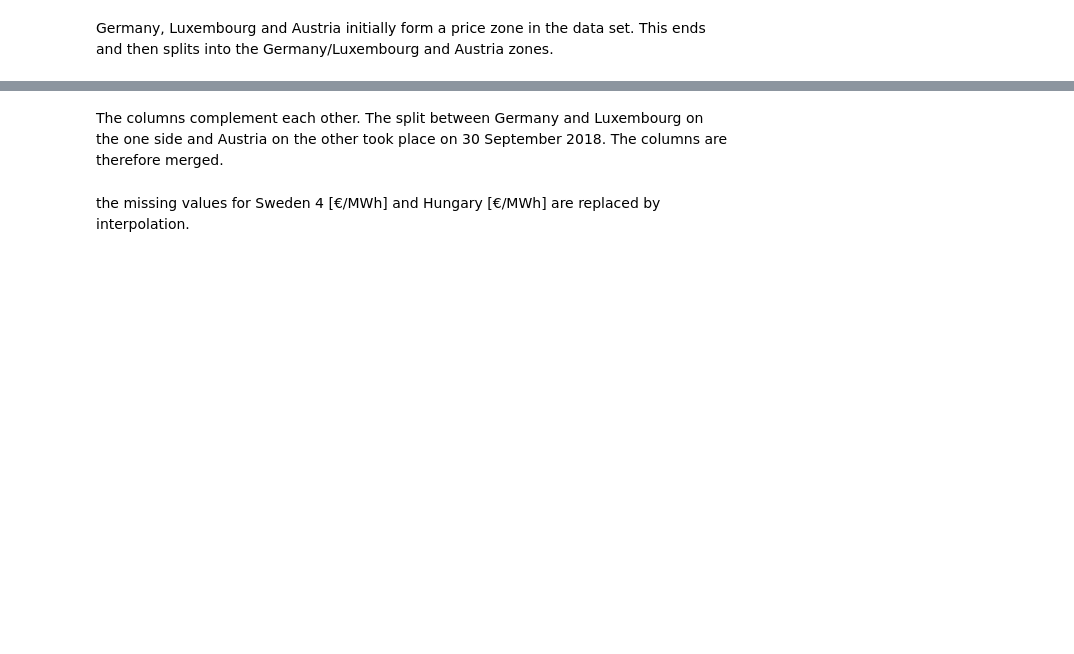
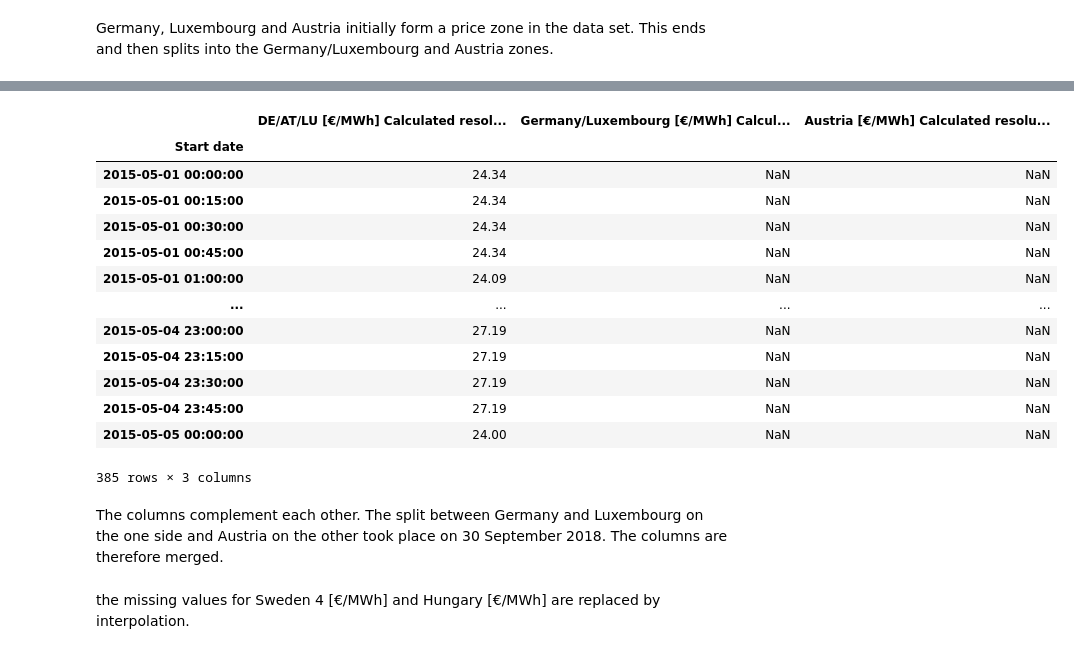
Before and after one commit to bennymiddel/Public, a Jupyter notebook: notebooks/01-data-loading-cleaning.ipynb, the cells around one changed output, grey strips where cells are left out. Cells and saved outputs as stored; diff of their text form; code cells hidden in the pictures; blank space fills up the shorter version.

```diff
--- a/notebooks/01-data-loading-cleaning.ipynb
+++ b/notebooks/01-data-loading-cleaning.ipynb
@@ -444,3 +474,20 @@ plt.show()
+# %%
+Prices[['DE/AT/LU [€/MWh] Calculated resolutions','Germany/Luxembourg [€/MWh] Calculated resolutions','Austria [€/MWh] Calculated resolutions']].head(385)
+# %% [output]
+|  | DE/AT/LU [€/MWh] Calculated resol... | Germany/Luxembourg [€/MWh] Calcul... | Austria [€/MWh] Calculated resolu... |
+| Start date |  |  |  |
+| 2015-05-01 00:00:00 | 24.34 | NaN | NaN |
+| 2015-05-01 00:15:00 | 24.34 | NaN | NaN |
+| 2015-05-01 00:30:00 | 24.34 | NaN | NaN |
+| 2015-05-01 00:45:00 | 24.34 | NaN | NaN |
+| 2015-05-01 01:00:00 | 24.09 | NaN | NaN |
+| ... | ... | ... | ... |
+| 2015-05-04 23:00:00 | 27.19 | NaN | NaN |
+| 2015-05-04 23:15:00 | 27.19 | NaN | NaN |
+| 2015-05-04 23:30:00 | 27.19 | NaN | NaN |
+| 2015-05-04 23:45:00 | 27.19 | NaN | NaN |
+| 2015-05-05 00:00:00 | 24.00 | NaN | NaN |
+385 rows × 3 columns
 # %% [markdown]
 The columns complement each other. The split between Germany and Luxembourg on the one side and Austria on the other took place on 30 September 2018. The columns are therefore merged.
 # %%
```
Also changed, not shown: parts of 26 cells of this notebook.
